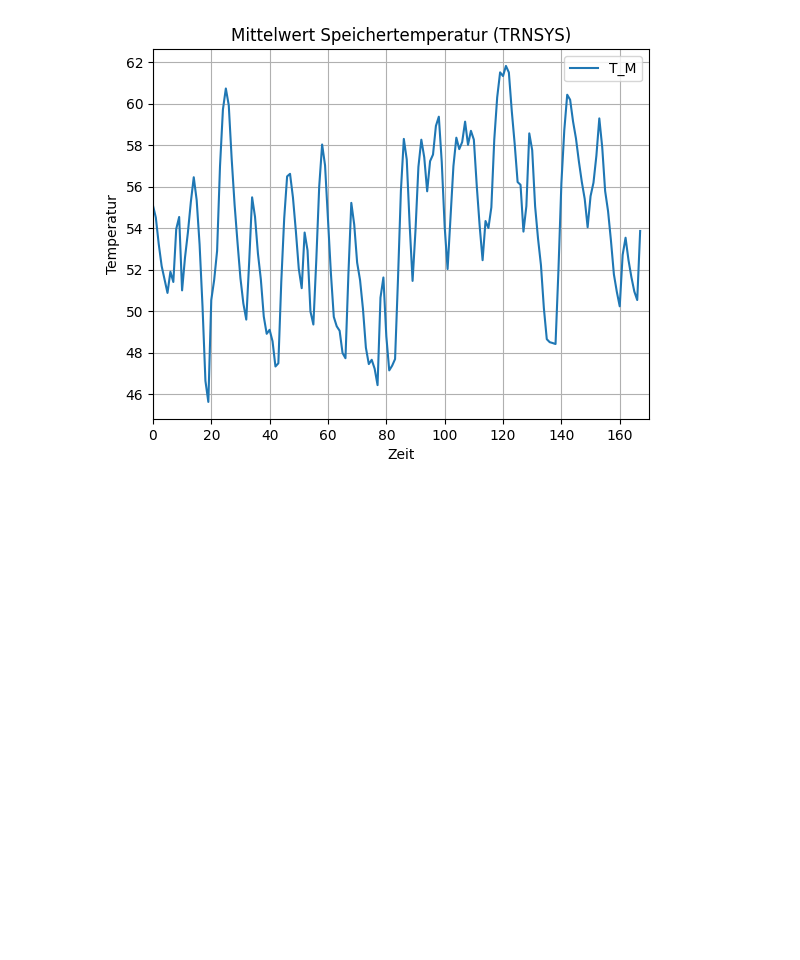
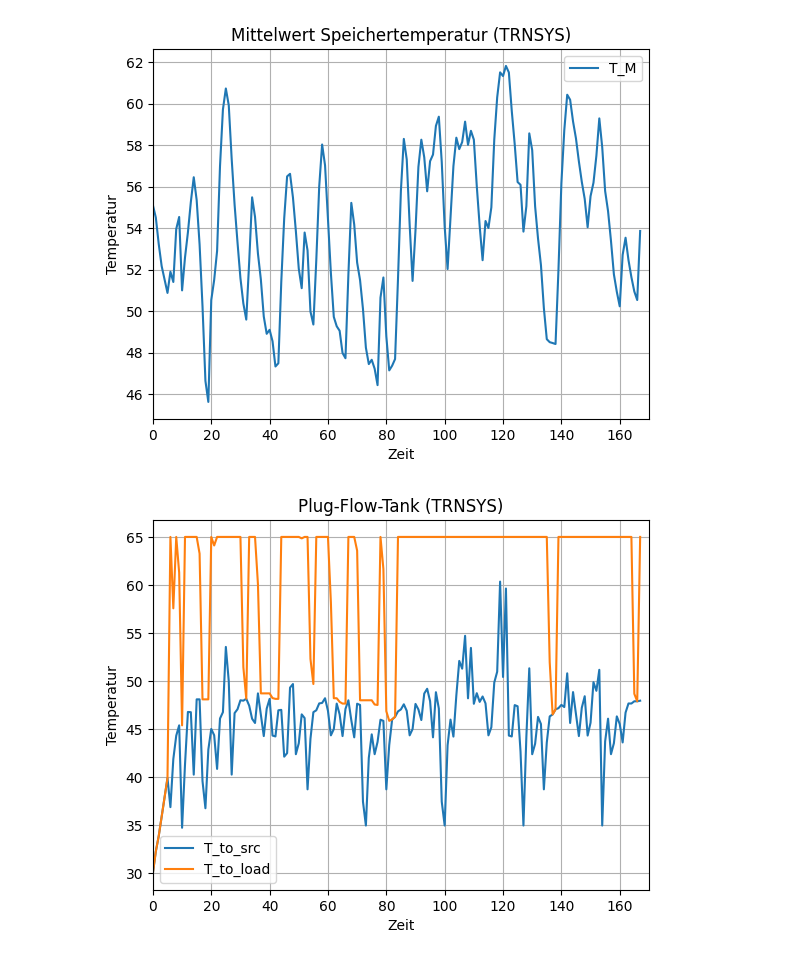
Before and after one commit to choffma8/masterprojektWaermespeicher, a Jupyter notebook: modellierungKonstanterVolumenspeicher.ipynb, the cells around one changed output. Drawn from its saved outputs; the diff is of its cells as text; code cells hidden in the pictures; blank space fills up the shorter version.

Commit message:
Erste Ergebnisse Plug-Flow-Tank

```diff
--- a/modellierungKonstanterVolumenspeicher.ipynb
+++ b/modellierungKonstanterVolumenspeicher.ipynb
@@ -392,3 +392,20 @@ plt.grid()
 plt.show()
 # %% [output]
 [figure]
+# %%
+# Einlesen der CSV-Datei des Plug-Flow-Tanks (TRNSYS)
+
+df = pd.read_csv('TRNSYSplugflow.csv', skiprows=[1], encoding='latin1')
+df = df.dropna(axis=1, how='all')
+df.columns = df.columns.str.strip()
+df = df.drop(columns=['TIME', 'Loss_th'])
+
+df.plot()
+plt.title('Plug-Flow-Tank (TRNSYS)')
+plt.xlabel('Zeit')
+plt.ylabel('Temperatur')
+plt.xlim(0, 170)
+plt.grid()
+plt.show()
+# %% [output]
+[figure, added]
```
Also changed, not shown: parts of 1 cell of this notebook, 1 other file.
